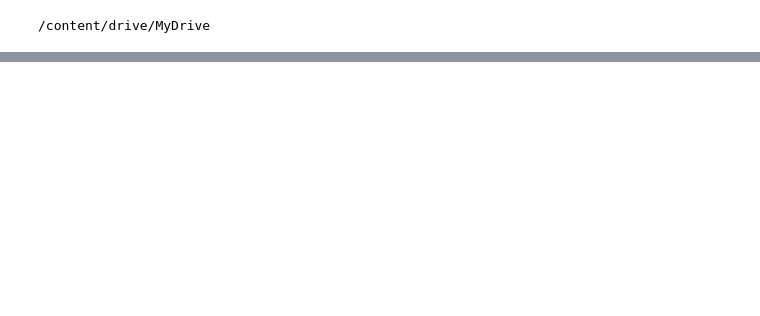
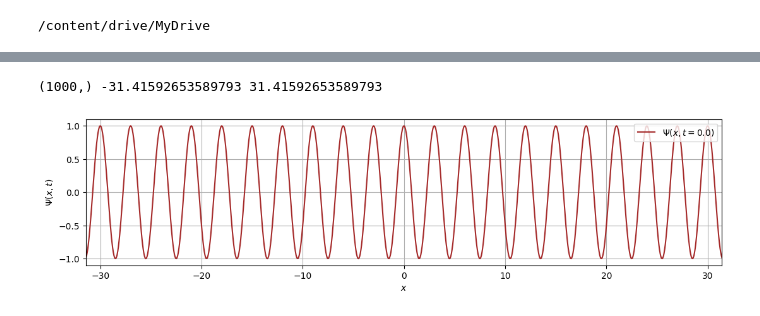
Before and after one commit to wbandabarragan/quantum-mechanics-1, a Jupyter notebook: python-notebooks/python4QM_03.ipynb, the cells around one changed output, grey strips where cells are left out. Cells and saved outputs as stored; diff of their text form; code cells hidden in the pictures; blank space fills up the shorter version.

```diff
--- a/python-notebooks/python4QM_03.ipynb
+++ b/python-notebooks/python4QM_03.ipynb
@@ -38,0 +65,41 @@ drwx------ 2 root root 4096 Sep 16 23:33 MyDrive
+# %%
+# Create a plane wave function
+
+# Lambda function
+psi_xt = lambda a, l, p, x, t: a*np.cos(2*np.pi*(x/l + t/p))
+# %%
+# Fix the constants:
+a_w1 = 1.
+l_w1 = 3.
+p_w1 = 0.5
+
+# Fix the time:
+t = 0.
+
+# Vector for x:
+x = np.linspace(-10.*np.pi, +10.*np.pi, 1000)
+
+print(x.shape, x[0], x[-1])
+# %% [output]
+(1000,) -31.41592653589793 31.41592653589793
+# %%
+# Call our lambda function
+
+y = psi_xt(a_w1, l_w1, p_w1, x, t)
+# %%
+# Figure environment
+plt.figure(figsize=(13,3))
+
+plt.plot(x, y, color = "brown", label = rf"$\Psi(x,t={t})$")
+
+plt.xlabel(r"$x$")
+plt.ylabel(r"$\Psi(x,t)$")
+
+plt.xlim(-10.*np.pi, +10.*np.pi)
+
+plt.legend(loc = 1)
+
+plt.grid()
+plt.show()
+# %% [output]
+[figure, added]
```
Also changed, not shown: parts of 17 cells of this notebook.
